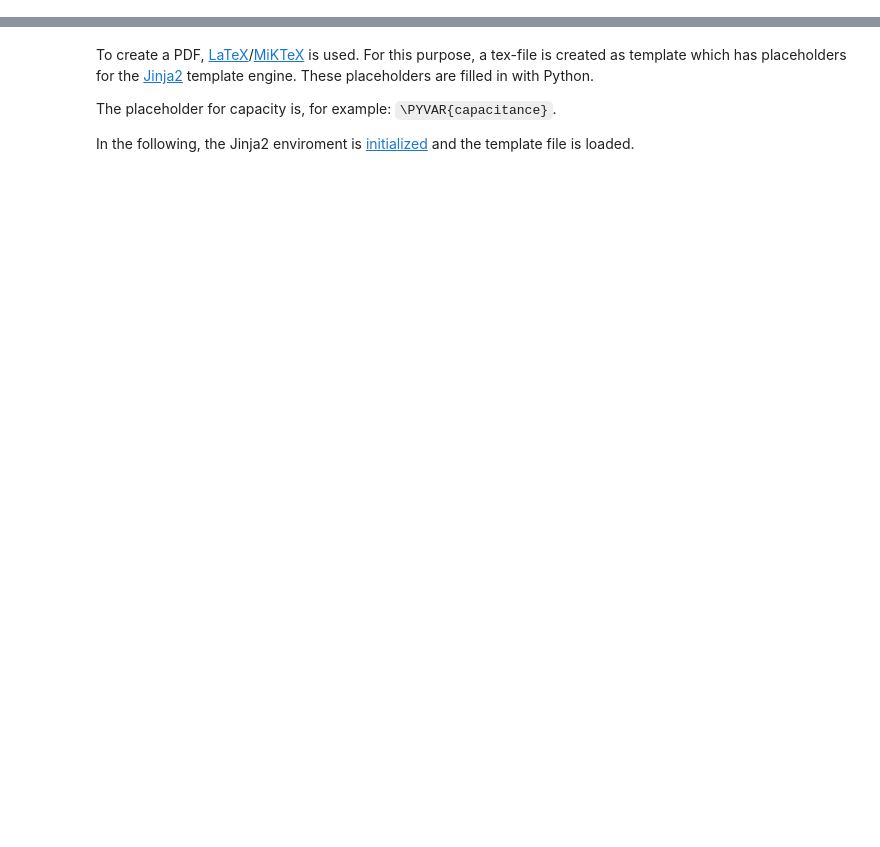
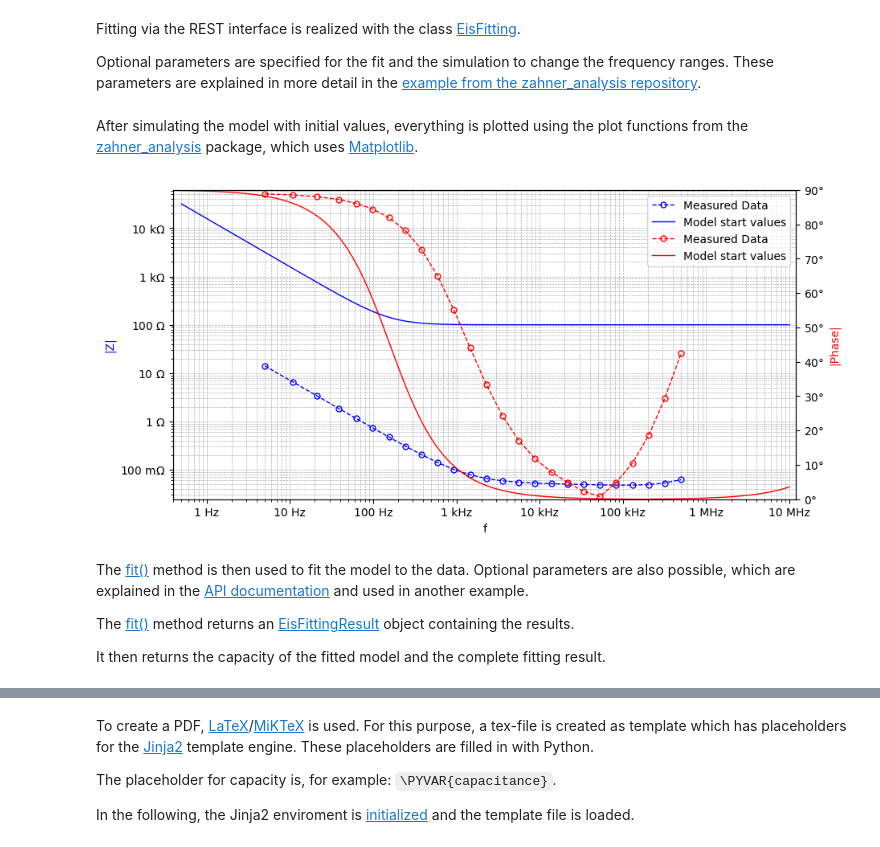
Before and after one commit to Zahner-elektrik/Thales-Remote-Python, a Jupyter notebook: Examples/EISCVLaTeX/EISCVLaTeX.ipynb, the cells around one changed output, grey strips where cells are left out. Cells and saved outputs as stored; diff of their text form; code cells hidden in the pictures; blank space fills up the shorter version.

```diff
--- a/Examples/EISCVLaTeX/EISCVLaTeX.ipynb
+++ b/Examples/EISCVLaTeX/EISCVLaTeX.ipynb
@@ -222,0 +190,4 @@ First, the Python command line input function **input()** is used to request a n
+# %%
+impedanceCircuitModel = IsfxModelImport("rlc-model.isfx")
+print("fit start values:")
+print(impedanceCircuitModel)
@@ -222,0 +202,48 @@ First, the Python command line input function **input()** is used to request a n
+# %% [markdown]
+Fitting via the REST interface is realized with the class [EisFitting](https://doc.zahner.de/zahner_analysis/analyze/index).
+
+Optional parameters are specified for the fit and the simulation to change the frequency ranges. These parameters are explained in more detail in the [example from the zahner_analysis repository](https://github.com/Zahner-elektrik/Zahner-Analysis-Python/blob/main/Examples/ComplexFitConfigurations/ComplexFitConfigurations.ipynb).
+# %%
+fitting = EisFitting()
+
+fitParams = {
+    "UpperFrequencyLimit": 200e3,
+    "DataSource": "zhit",  # "original", "smoothed" or "zhit"
+    "Smoothness": 0.0002,
+}
+
+simulationParams = {
+    "UpperFrequencyLimit": 10e6,
+    "LowerFrequencyLimit": 500e-3,
+    "NumberOfSamples": 150,
+}
+
+simulatedData = fitting.simulate(impedanceCircuitModel, simulationParams)
+# %% [markdown]
+After simulating the model with initial values, everything is plotted using the plot functions from the [zahner_analysis](https://pypi.org/project/zahner-analysis/) package, which uses [Matplotlib](https://matplotlib.org/).
+# %%
+(fig1, (impedanceAxis1, phaseAxis1)) = bodePlotter(impedanceObject=EISmeasurementData)
+fig1.set_size_inches(10, 5)
+fig1.savefig("EIS.pdf")
+
+(fig1, (impedanceAxis1, phaseAxis1)) = bodePlotter(
+    (impedanceAxis1, phaseAxis1),
+    impedanceObject=simulatedData,
+    argsImpedanceAxis={"linestyle": "solid", "marker": None},
+    argsPhaseAxis={"linestyle": "solid", "marker": None},
+)
+
+impedanceAxis1.legend(
+    impedanceAxis1.get_lines() + phaseAxis1.get_lines(),
+    2 * ["Measured Data", "Model start values"],
+)
+fig1.set_size_inches(10, 5)
+plt.show()
+# %% [output]
+[figure, added]
+# %% [markdown]
+The [fit()](https://doc.zahner.de/zahner_analysis/analyze/index.html#zahner_analysis.analysis_tools.eis_fitting.EisFitting.fit) method is then used to fit the model to the data. Optional parameters are also possible, which are explained in the [API documentation](https://doc.zahner.de/zahner_analysis/) and used in another example.
+
+The [fit()](https://doc.zahner.de/zahner_analysis/analyze/index.html#zahner_analysis.analysis_tools.eis_fitting.EisFitting.fit) method returns an [EisFittingResult](https://doc.zahner.de/zahner_analysis/analyze/index.html#zahner_analysis.analysis_tools.eis_fitting.EisFittingResult) object containing the results.
+
+It then returns the capacity of the fitted model and the complete fitting result.
```
Also changed, not shown: parts of 40 cells of this notebook, 11 other files.
